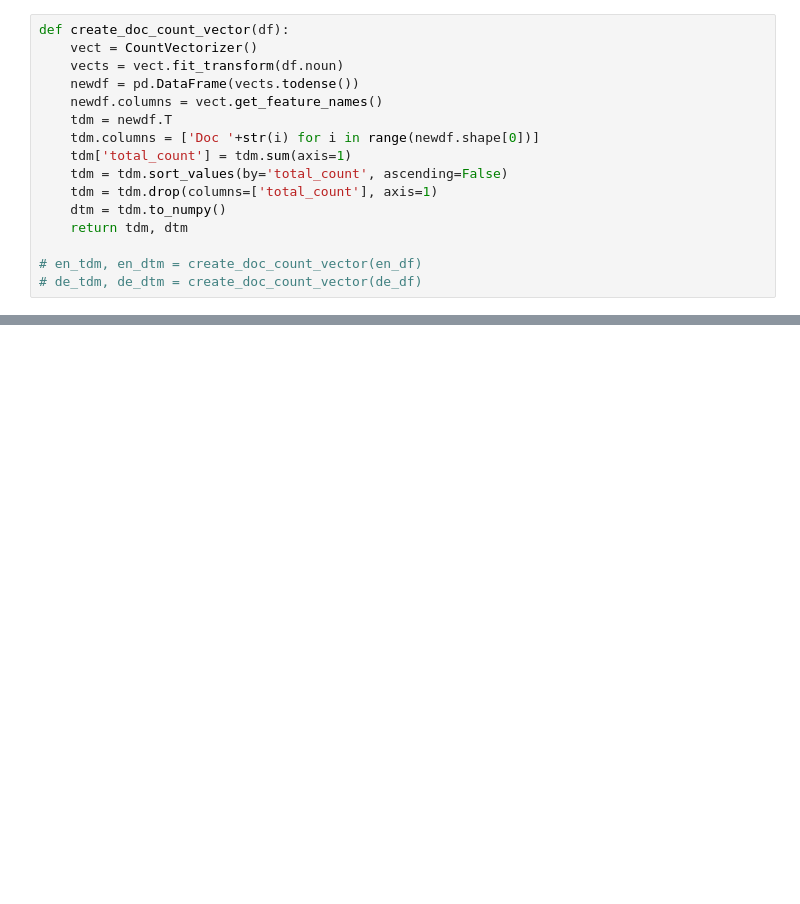
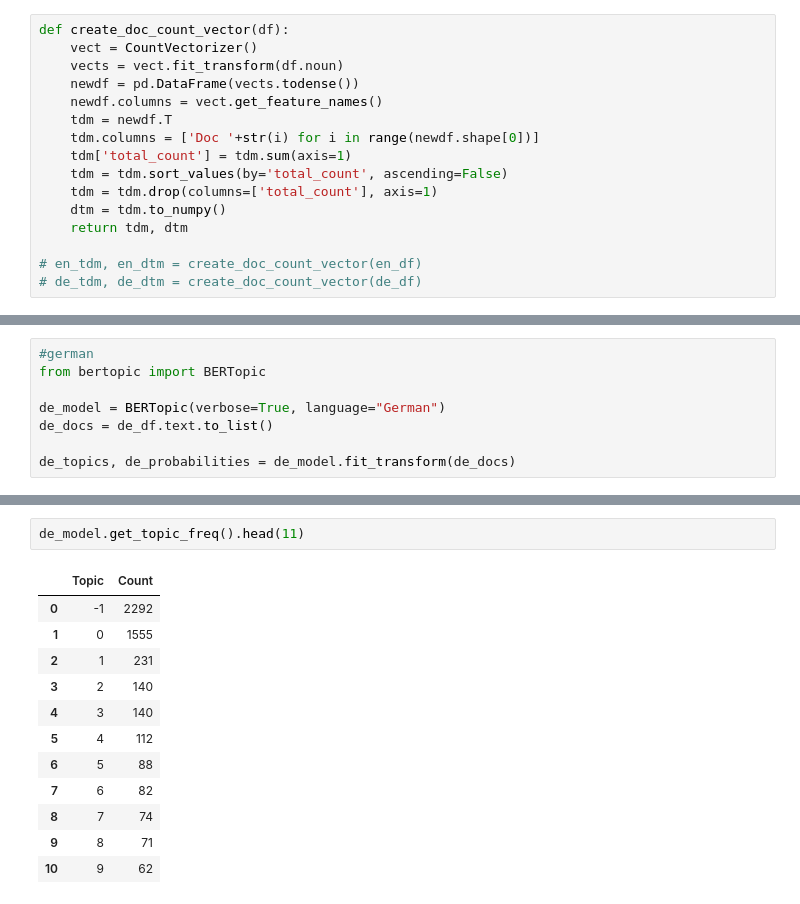
Before and after one commit to moinam/TweetAnalyzer, a Jupyter notebook: TopicModelling.ipynb, the cells around one changed output, grey strips where cells are left out. Saved outputs shown, nothing was run; the diff lists cells and outputs as text; blank space fills up the shorter version.

```diff
--- a/TopicModelling.ipynb
+++ b/TopicModelling.ipynb
@@ -525,0 +529,8 @@ topic
+# %%
+#german
+from bertopic import BERTopic
+
+de_model = BERTopic(verbose=True, language="German")
+de_docs = de_df.text.to_list()
+
+de_topics, de_probabilities = de_model.fit_transform(de_docs)
@@ -525,0 +541,15 @@ topic
+# %%
+de_model.get_topic_freq().head(11)
+# %% [output]
+|  | Topic | Count |
+| 0 | -1 | 2292 |
+| 1 | 0 | 1555 |
+| 2 | 1 | 231 |
+| 3 | 2 | 140 |
+| 4 | 3 | 140 |
+| 5 | 4 | 112 |
+| 6 | 5 | 88 |
+| 7 | 6 | 82 |
+| 8 | 7 | 74 |
+| 9 | 8 | 71 |
+| 10 | 9 | 62 |
```
Also changed, not shown: parts of 24 cells of this notebook.
